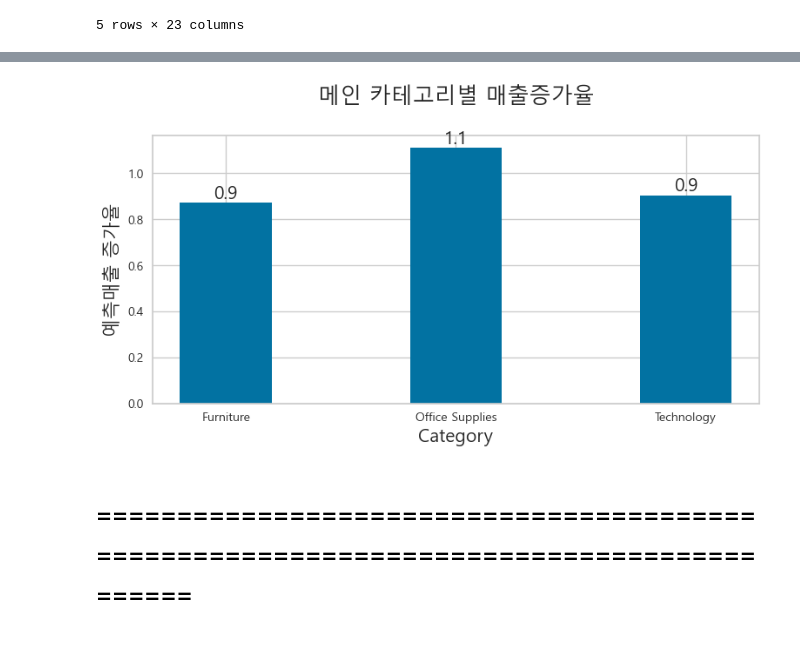
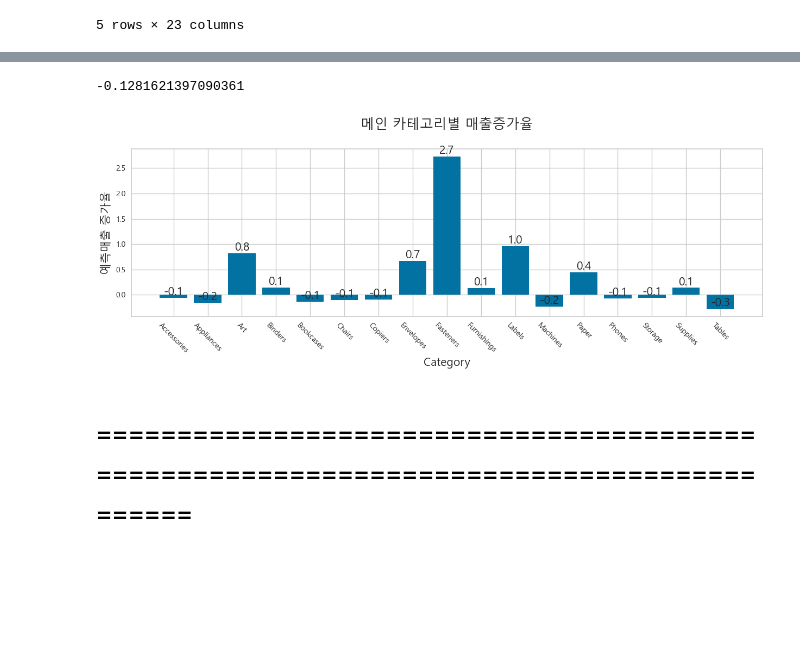
Before and after one commit to ji-min000/b06, a Jupyter notebook: 동진)총매출_예측3.ipynb, the cells around one changed output, grey strips where cells are left out. Saved outputs shown, nothing was run; the diff lists cells and outputs as text; code cells hidden in the pictures; blank space fills up the shorter version.

```diff
--- a/동진)총매출_예측3.ipynb
+++ b/동진)총매출_예측3.ipynb
@@ -145,11 +144,11 @@ predictions_21.head()
 | 4 | 2020-01-01 | 8071 | CA-2017-151750 | Standard Class | JM-15250 | Consumer | United States | Huntsville | Texas | ... |
 5 rows × 23 columns
 # %%
-# #서브 카테고리 실행할때 참조 풀것====================
-# predic_21 = predictions_21.groupby('Sub-Category')['prediction_total'].sum()
+#서브 카테고리 실행할때 참조 풀것====================
+predic_21 = predictions_21.groupby('Sub-Category')['prediction_total'].sum()
 
-#카테고리 실행할때 참조 풀것====================
-predic_21 = predictions_21.groupby('Category')['prediction_total'].sum()
+# #카테고리 실행할때 참조 풀것====================
+# predic_21 = predictions_21.groupby('Category')['prediction_total'].sum()
 
 predic_21.head(17)
 # %% [output]
@@ -160,9 +173,9 @@ Technology         1.147513e+06
 Name: prediction_total, dtype: float64
 # %%
-# #서브 카테고리 실행할때 참조 풀것====================
-# predic_20 = predictions_21.groupby('Sub-Category')['sales_total'].sum()
+#서브 카테고리 실행할때 참조 풀것====================
+predic_20 = predictions_21.groupby('Sub-Category')['sales_total'].sum()
 
-#카테고리 실행할때 참조 풀것====================
-predic_20 = predictions_21.groupby('Category')['sales_total'].sum()
+# #카테고리 실행할때 참조 풀것====================
+# predic_20 = predictions_21.groupby('Category')['sales_total'].sum()
 predic_20.head(17)
 # %% [output]
@@ -197,12 +228,12 @@ predic_20_df.head()
 # predic_21_df['Sales'] = predic_20_df['Sales']
 # predic_21_df.head()
 
-#서브 카테고리 실행할때 참조 풀것====================
-# predic_join_df = pd.merge(predic_20_df, predic_21_df, on='Sub-Category')
+# 서브 카테고리 실행할때 참조 풀것====================
+predic_join_df = pd.merge(predic_20_df, predic_21_df, on='Sub-Category')
 
 
-#카테고리 실행할때 참조 풀것====================
-predic_join_df = pd.merge(predic_20_df, predic_21_df, on='Category')
+# #카테고리 실행할때 참조 풀것====================
+# predic_join_df = pd.merge(predic_20_df, predic_21_df, on='Category')
 
 predic_join_df.head()
 # %% [output]
@@ -213,4 +246,4 @@ predic_join_df.head()
 # %%
-predic_join_df['sales_rate'] = predic_join_df['prediction_total'] /predic_join_df['sales_total']
+predic_join_df['sales_rate'] = (predic_join_df['prediction_total'] - predic_join_df['sales_total']) / predic_join_df['sales_total']
 predic_join_df.head(17).round(1)
 # %% [output]
@@ -221,37 +268,41 @@ predic_join_df.head(17).round(1)
+# %%
+(934525.4  - 1071902.75) / 1071902.75
+# %% [output]
+-0.1281621397090361
 # %%
 from matplotlib import pyplot as plt
 
 plt.rcParams['font.family'] = 'Malgun Gothic' # 한글 폰트가 깨져서 맑은고딕으로 설정하고 시작
 plt.rcParams['axes.unicode_minus'] = False # Y축에 음수 부호가 깨져서 해결하는 코드 시작
 
 
-plt.figure(figsize=(9, 4))
+plt.figure(figsize=(15, 4))
 # plt.bar(merged_df['Sub-Category'], merged_df['score_average'])
 plt.xlabel('Category', size = 15)
 plt.ylabel('예측매출 증가율', size = 15)
 plt.title('메인 카테고리별 매출증가율\n', size = 18)
 
 
 #그래프를 bar라는 변수에 넣고,
 
-# #서브 카테고리 실행할때 참조 풀것====================
-# bar = plt.bar(predic_join_df['Sub-Category'], predic_join_df['sales_rate'])
+#서브 카테고리 실행할때 참조 풀것====================
+bar = plt.bar(predic_join_df['Sub-Category'], predic_join_df['sales_rate'])
 
-# 카테고리 실행할때 참조 풀것====================
-bar = plt.bar(predic_join_df['Category'], predic_join_df['sales_rate'], width=0.4)
+# # 카테고리 실행할때 참조 풀것====================
+# bar = plt.bar(predic_join_df['Category'], predic_join_df['sales_rate'], width=0.4)
 
 #for 반복문으로,
 for rect in bar:
 		#각 바의 세로길이 값을 구하고,
     height = rect.get_height()
 		#bar의 가장 정 가운데 x 좌표 구하기 : get_x()로 x축의 가장 왼쪽 부분 + get_width의 절반 값
     plt.text(rect.get_x() + rect.get_width()/2.0, height, '%.1f' % height, ha='center', va='bottom', size = 15)
 
 
-plt.xticks(rotation=-0)
+plt.xticks(rotation=-45)
 plt.show()
 # %% [output]
-[figure, old version]
+[figure, new version]
 # %% [markdown]
 ========================================================================================
 ========================================================================================
```
Also changed, not shown: parts of 11 cells of this notebook.
